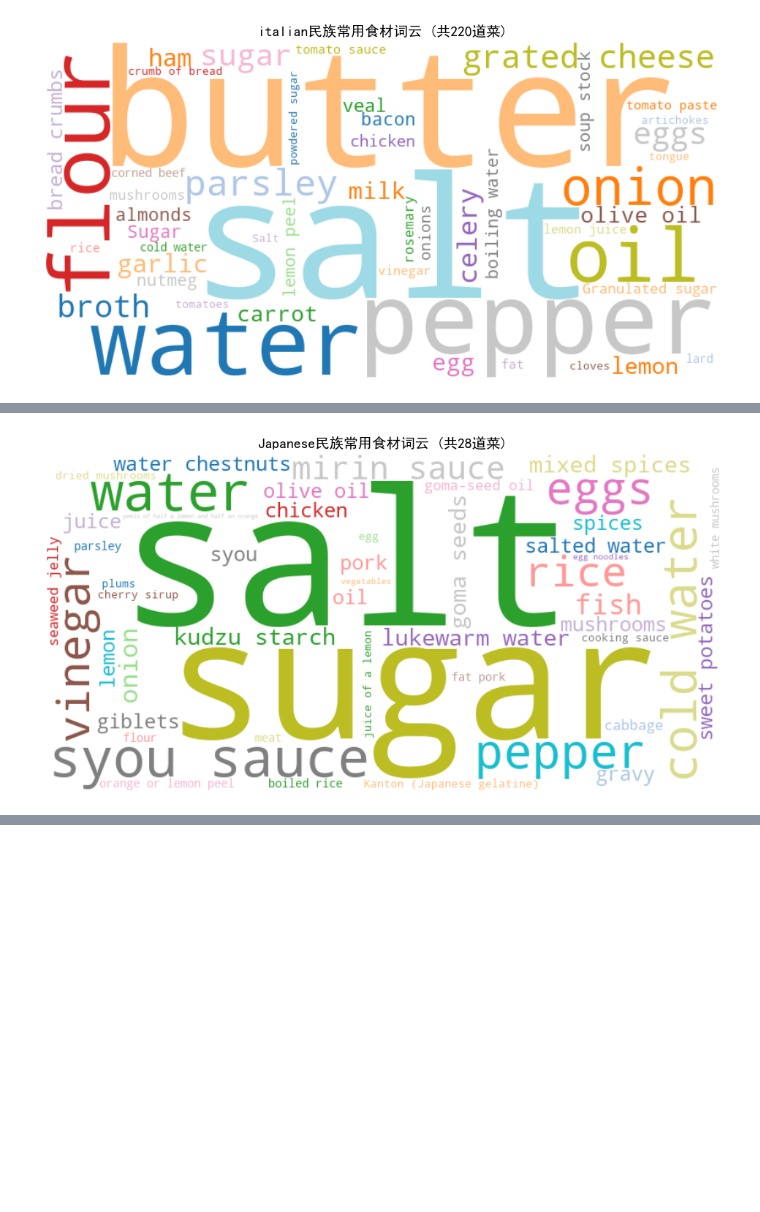
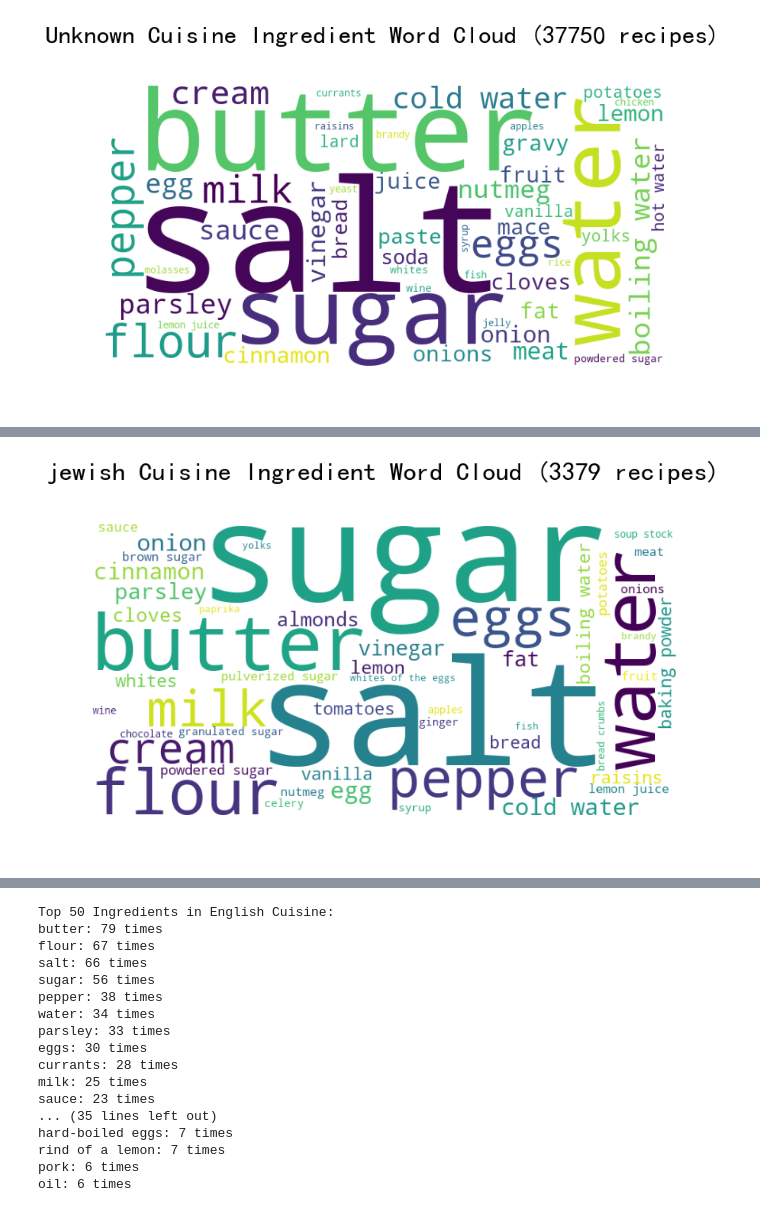
Before and after one commit to YunlongDong01/American-Cuisine-Immigration, a Jupyter notebook: json_visulization_for_all.ipynb, the cells around one changed output, grey strips where cells are left out. Drawn from its saved outputs; the diff is of its cells as text; code cells hidden in the pictures; blank space fills up the shorter version.

```diff
--- a/json_visulization_for_all.ipynb
+++ b/json_visulization_for_all.ipynb
@@ -196,5 +35,5 @@ def plot_ingredient_network(df, min_count=10):
 # %%
-df_recipes, df_books = load_and_analyze("cookbooks_collection.json")
+df_recipes, df_books = load_and_analyze("cookbooks_collection_new.json")
 # %% [output]
 ==================================================
 数据集概览
@@ -223,5 +343,55 @@ Passing `palette` without assigning `hue` is deprecated and will be removed in v
 # %%
 # 可视化3：各民族词云
+
+from PIL import Image, ImageOps
+
+def generate_ethnic_wordclouds(df, top_n=5, max_words=50, padding_px=50):
+    """Generate ethnic ingredient word clouds with visible border padding"""
+    top_ethnic = df['ethnic_group'].value_counts().head(top_n).index
+
+    for ethnic in top_ethnic:
+        if not ethnic.strip():
+            continue
+
+        ethnic_recipes = df[df['ethnic_group'] == ethnic]
+        all_ingredients = [
+            ing
+            for lst in ethnic_recipes['ingredients']
+            for ing in lst
+        ]
+
+        if not all_ingredients:
+            continue
+
+        freq = Counter(all_ingredients)
+        filtered_freq = dict(freq.most_common(max_words))
+
+        wc = WordCloud(
+            width=800,
+            height=400,
+            background_color="white",
+            colormap="viridis",
+            max_words=max_words
+        ).generate_from_frequencies(filtered_freq)
+
+        # 将词云转为PIL图像并添加边框
+        wc_image = wc.to_image()
+        padded_img = ImageOps.expand(wc_image, border=padding_px, fill='white')
+
+        # 展示图像
+        plt.figure(figsize=(12, 6))
+        plt.imshow(padded_img)
+        plt.title(f"{ethnic} Cuisine Ingredient Word Cloud ({len(ethnic_recipes)} recipes)", fontsize=24)
+        plt.axis("off")
+        plt.show()
+
+        # 高频打印
+        print(f"\nTop {max_words} Ingredients in {ethnic} Cuisine:")
+        for item, count in filtered_freq.items():
+            print(f"{item}: {count} times")
+
+
+
 generate_ethnic_wordclouds(df_recipes, top_n=5)
 # %% [output]
-[figure, old version]
+[figure, new version]
@@ -239 +415 @@ eggs: 44次
-[figure, old version]
+[figure, new version]
@@ -275,2 +470,19 @@ white wine: 2次
+Top 50 Ingredients in English Cuisine:
+butter: 79 times
+flour: 67 times
+salt: 66 times
+sugar: 56 times
+pepper: 38 times
+water: 34 times
+parsley: 33 times
+eggs: 30 times
+currants: 28 times
+milk: 25 times
+sauce: 23 times
+... (35 lines left out)
+hard-boiled eggs: 7 times
+rind of a lemon: 7 times
+pork: 6 times
+oil: 6 times
 # %%
 # 可视化4：食材网络（需要networkx库）
```
Also changed, not shown: parts of 12 cells of this notebook, 52 other files.
